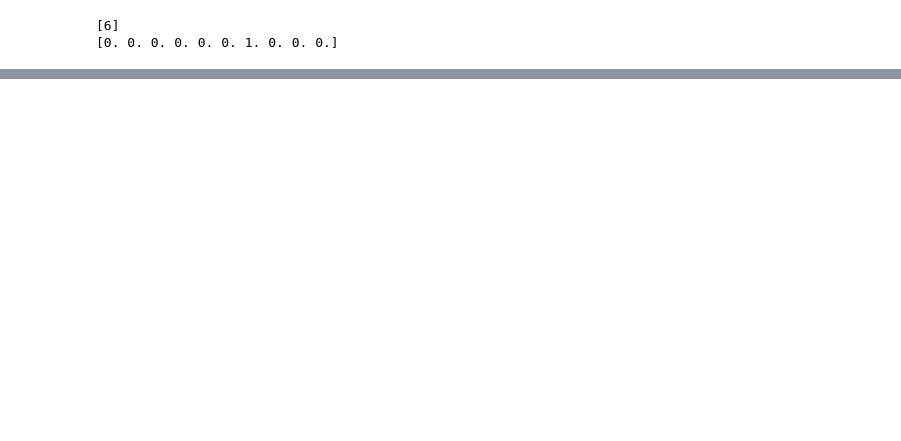
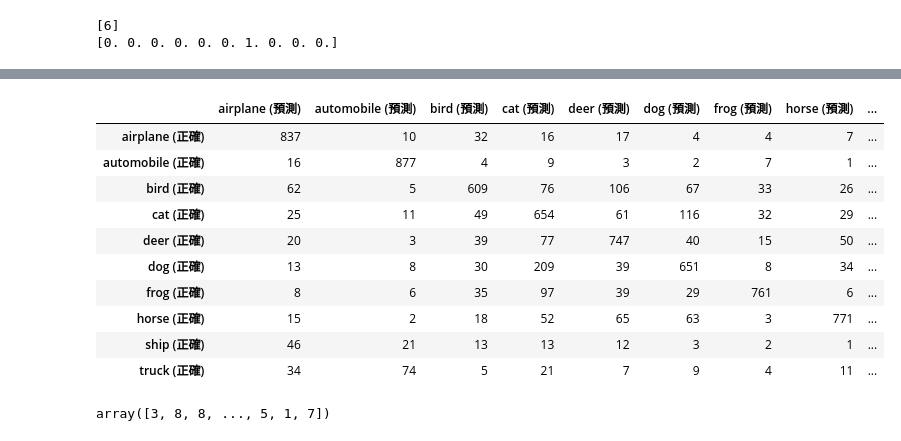
Before and after one commit to Elwing-Chou/ML1019, a Jupyter notebook: simplecnn.ipynb, the cells around one changed output, grey strips where cells are left out. Drawn from its saved outputs; the diff is of its cells as text; code cells hidden in the pictures; blank space fills up the shorter version.

```diff
--- a/simplecnn.ipynb
+++ b/simplecnn.ipynb
@@ -108,0 +138,27 @@ cnn.fit(x_train_norm, y_train_cat,
+# %%
+# 衡量模型2
+import pandas as pd
+from sklearn.metrics import confusion_matrix
+pre = cnn.predict_classes(x_test_norm)
+i = ["{} (正確)".format(i) for i in trans]
+c = ["{} (預測)".format(i) for i in trans]
+pd.DataFrame(confusion_matrix(y_test, pre),
+             index=i,
+             columns=c)
+# %% [output]
+|  | airplane (預測) | automobile (預測) | bird (預測) | cat (預測) | deer (預測) | dog (預測) | frog (預測) | horse (預測) | ... |
+| airplane (正確) | 837 | 10 | 32 | 16 | 17 | 4 | 4 | 7 | ... |
+| automobile (正確) | 16 | 877 | 4 | 9 | 3 | 2 | 7 | 1 | ... |
+| bird (正確) | 62 | 5 | 609 | 76 | 106 | 67 | 33 | 26 | ... |
+| cat (正確) | 25 | 11 | 49 | 654 | 61 | 116 | 32 | 29 | ... |
+| deer (正確) | 20 | 3 | 39 | 77 | 747 | 40 | 15 | 50 | ... |
+| dog (正確) | 13 | 8 | 30 | 209 | 39 | 651 | 8 | 34 | ... |
+| frog (正確) | 8 | 6 | 35 | 97 | 39 | 29 | 761 | 6 | ... |
+| horse (正確) | 15 | 2 | 18 | 52 | 65 | 63 | 3 | 771 | ... |
+| ship (正確) | 46 | 21 | 13 | 13 | 12 | 3 | 2 | 1 | ... |
+| truck (正確) | 34 | 74 | 5 | 21 | 7 | 9 | 4 | 11 | ... |
+# %%
+y_test_1d = y_test.reshape(-1)
+y_test_1d
+# %% [output]
+array([3, 8, 8, ..., 5, 1, 7])
```
Also changed, not shown: parts of 7 cells of this notebook.
